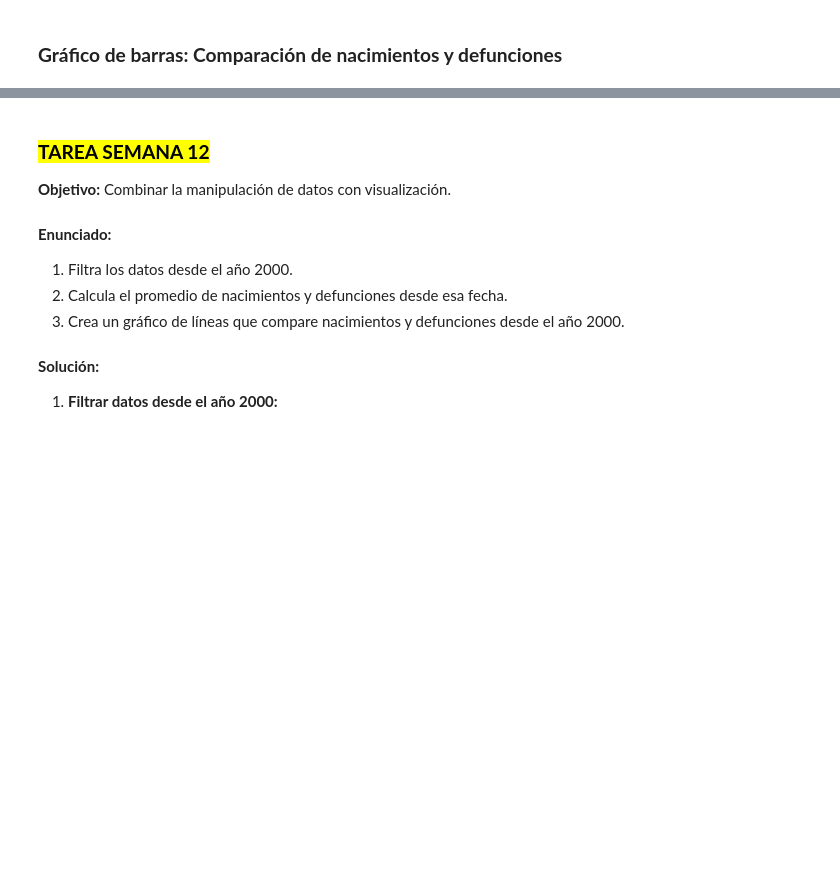
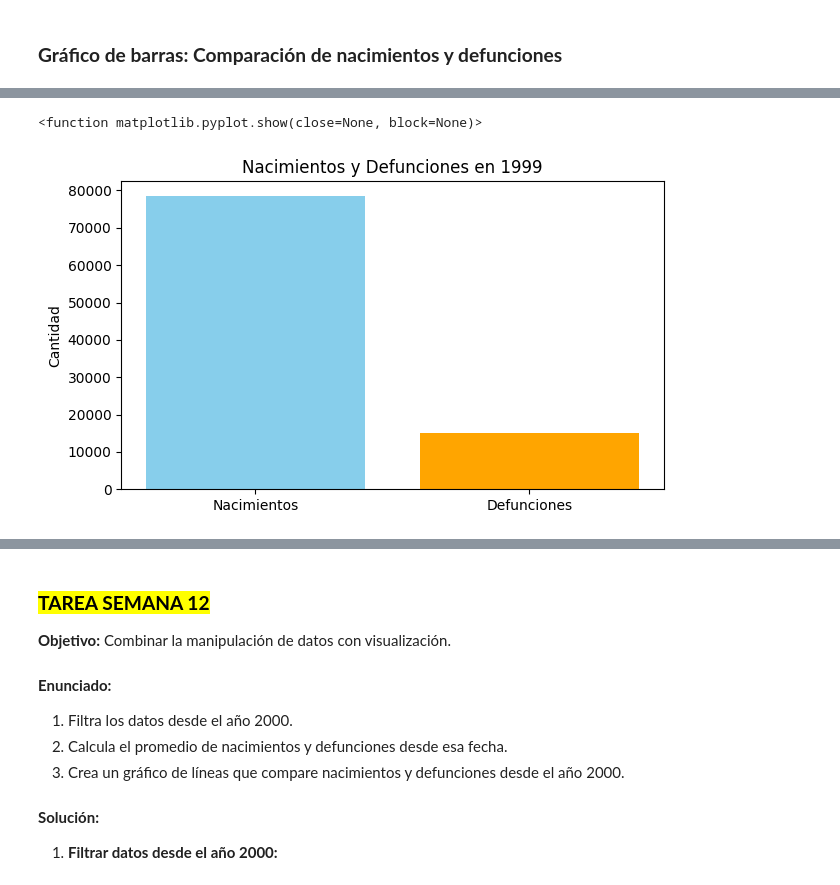
Before and after one commit to FiorellaChava/Programacion-Python-Basico-GRUPO-1---6181133432, a Jupyter notebook: Estudiantes/fiorella chavarria/semana 5/Clase 10/tarea/Practica_9.ipynb, the cells around one changed output, grey strips where cells are left out. Drawn from its saved outputs; the diff is of its cells as text; code cells hidden in the pictures; blank space fills up the shorter version.

```diff
--- a/Estudiantes/fiorella chavarria/semana 5/Clase 10/tarea/Practica_9.ipynb
+++ b/Estudiantes/fiorella chavarria/semana 5/Clase 10/tarea/Practica_9.ipynb
@@ -239,0 +249,22 @@ df_rango_anios
+# %%
+
+anio_filtrar = int(input('Ingrese el año a Graficar: '))
+
+
+#df >= anio_inicial and <= anio_final
+import matplotlib.pyplot as plt
+# and
+df_rango_anios = df[df['Año'] == anio_filtrar ]
+
+
+plt.figure(figsize=(7,4))
+plt.bar(['Nacimientos','Defunciones'], [df_rango_anios['Nacimientos'].values[0],
+df_rango_anios['Defunciones'].values[0]], color=['skyblue','orange'])
+
+
+plt.title(f"Nacimientos y Defunciones en {df_rango_anios['Año'].values[0]}")
+plt.ylabel('Cantidad')
+plt.show
+# %% [output]
+<function matplotlib.pyplot.show(close=None, block=None)>
+[figure, added]
```
Also changed, not shown: parts of 13 cells of this notebook.
